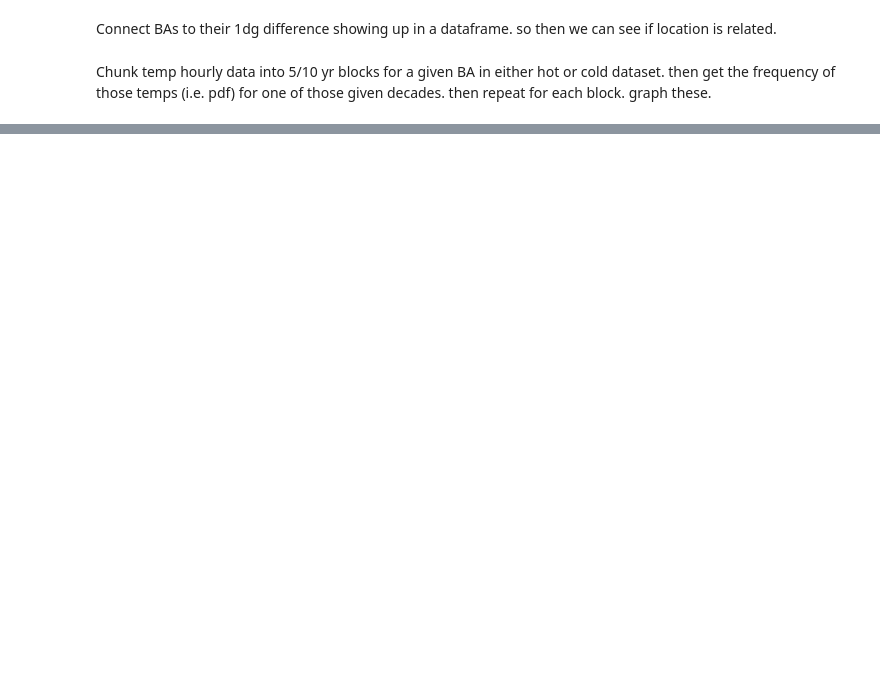
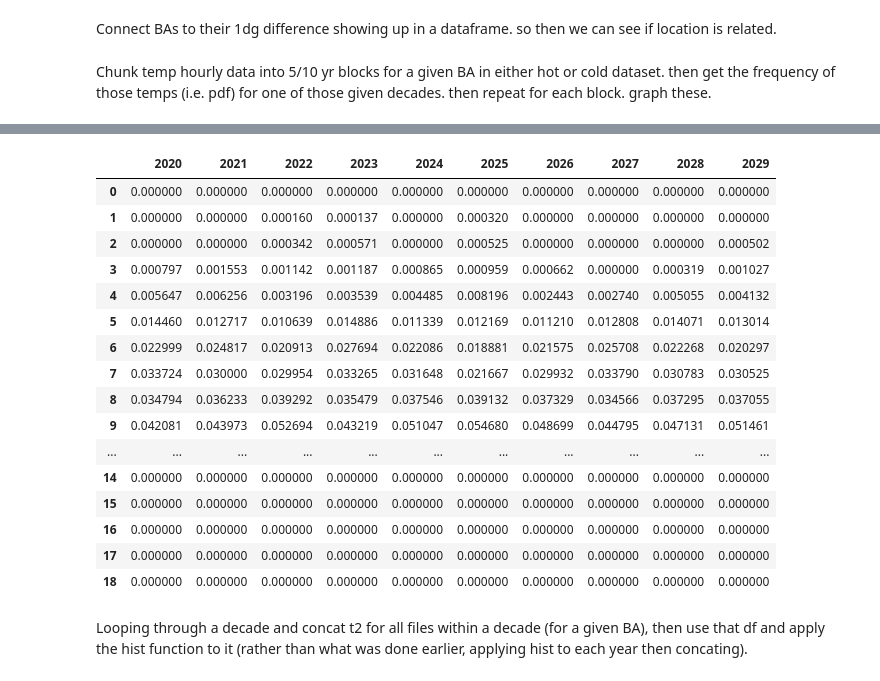
Before and after one commit to IMMM-SFA/misha_code, a Jupyter notebook: historical_means.ipynb, the cells around one changed output, grey strips where cells are left out. Cells and saved outputs as stored; diff of their text form; code cells hidden in the pictures; blank space fills up the shorter version.

```diff
--- a/historical_means.ipynb
+++ b/historical_means.ipynb
@@ -229,2 +290,38 @@ BA_decade_plot('AEC', r'C:\projects\CONUS_TGW_WRF_SSP585_HOT\CONUS_TGW_WRF_SSP58
 # %%
 def BA_hist_plot(input_BA, files_path):
+
+    list_of_files = glob.glob(os.path.join(files_path, f'{input_BA}_*.csv'))
+
+    # create vector of temperature bins
+    t2_bins = np.arange(250,350,5)
+
+    # concatenate the output dfs
+    years = []
+    for i in range(len(list_of_files)):
+
+        # stop the loop after 10 years of data
+        if i == 10:
+            break
+
+        # Read in the data for a single year:
+        df = pd.read_csv(list_of_files[i], index_col = None, header = 0)
+
+        # create a histogram of the temperatures of each df, separated into t2_bins
+        hist, bin_edges = np.histogram(df['T2'], bins = t2_bins, density = True)
+
+        # create list of years to use as column names
+        base_name = os.path.splitext(os.path.basename(list_of_files[i]))[0]
+        split = base_name.split("_")
+        years.append(split[5])
+
+        hist_df = pd.DataFrame(hist, columns = [str(i)])
+
+        if i == 0:
+            aggregate_output_df = hist_df
+        else:
+            aggregate_output_df = pd.concat([aggregate_output_df, hist_df], axis = 1)
+
+    aggregate_output_df = aggregate_output_df.rename(columns={'0': years[0], '1': years[1], '2': years[2], '3': years[3], '4': years[4],
+                                                              '5': years[5], '6': years[6], '7': years[7], '8': years[8], '9': years[9]})
+
+    return aggregate_output_df
@@ -232,0 +328,22 @@ plot the eight decades as lines
+# %%
+aec_2020 = BA_hist_plot('AEC', 'C:\projects\CONUS_TGW_WRF_SSP585_HOT\CONUS_TGW_WRF_SSP585_HOT')
+# %% [output]
+|  | 2020 | 2021 | 2022 | 2023 | 2024 | 2025 | 2026 | 2027 | 2028 | 2029 |
+| 0 | 0.000000 | 0.000000 | 0.000000 | 0.000000 | 0.000000 | 0.000000 | 0.000000 | 0.000000 | 0.000000 | 0.000000 |
+| 1 | 0.000000 | 0.000000 | 0.000160 | 0.000137 | 0.000000 | 0.000320 | 0.000000 | 0.000000 | 0.000000 | 0.000000 |
+| 2 | 0.000000 | 0.000000 | 0.000342 | 0.000571 | 0.000000 | 0.000525 | 0.000000 | 0.000000 | 0.000000 | 0.000502 |
+| 3 | 0.000797 | 0.001553 | 0.001142 | 0.001187 | 0.000865 | 0.000959 | 0.000662 | 0.000000 | 0.000319 | 0.001027 |
+| 4 | 0.005647 | 0.006256 | 0.003196 | 0.003539 | 0.004485 | 0.008196 | 0.002443 | 0.002740 | 0.005055 | 0.004132 |
+| 5 | 0.014460 | 0.012717 | 0.010639 | 0.014886 | 0.011339 | 0.012169 | 0.011210 | 0.012808 | 0.014071 | 0.013014 |
+| 6 | 0.022999 | 0.024817 | 0.020913 | 0.027694 | 0.022086 | 0.018881 | 0.021575 | 0.025708 | 0.022268 | 0.020297 |
+| 7 | 0.033724 | 0.030000 | 0.029954 | 0.033265 | 0.031648 | 0.021667 | 0.029932 | 0.033790 | 0.030783 | 0.030525 |
+| 8 | 0.034794 | 0.036233 | 0.039292 | 0.035479 | 0.037546 | 0.039132 | 0.037329 | 0.034566 | 0.037295 | 0.037055 |
+| 9 | 0.042081 | 0.043973 | 0.052694 | 0.043219 | 0.051047 | 0.054680 | 0.048699 | 0.044795 | 0.047131 | 0.051461 |
+| ... | ... | ... | ... | ... | ... | ... | ... | ... | ... | ... |
+| 14 | 0.000000 | 0.000000 | 0.000000 | 0.000000 | 0.000000 | 0.000000 | 0.000000 | 0.000000 | 0.000000 | 0.000000 |
+| 15 | 0.000000 | 0.000000 | 0.000000 | 0.000000 | 0.000000 | 0.000000 | 0.000000 | 0.000000 | 0.000000 | 0.000000 |
+| 16 | 0.000000 | 0.000000 | 0.000000 | 0.000000 | 0.000000 | 0.000000 | 0.000000 | 0.000000 | 0.000000 | 0.000000 |
+| 17 | 0.000000 | 0.000000 | 0.000000 | 0.000000 | 0.000000 | 0.000000 | 0.000000 | 0.000000 | 0.000000 | 0.000000 |
+| 18 | 0.000000 | 0.000000 | 0.000000 | 0.000000 | 0.000000 | 0.000000 | 0.000000 | 0.000000 | 0.000000 | 0.000000 |
+# %% [markdown]
+Looping through a decade and concat t2 for all files within a decade (for a given BA), then use that df and apply the hist function to it (rather than what was done earlier, applying hist to each year then concating).
```
Also changed, not shown: parts of 8 cells of this notebook.
